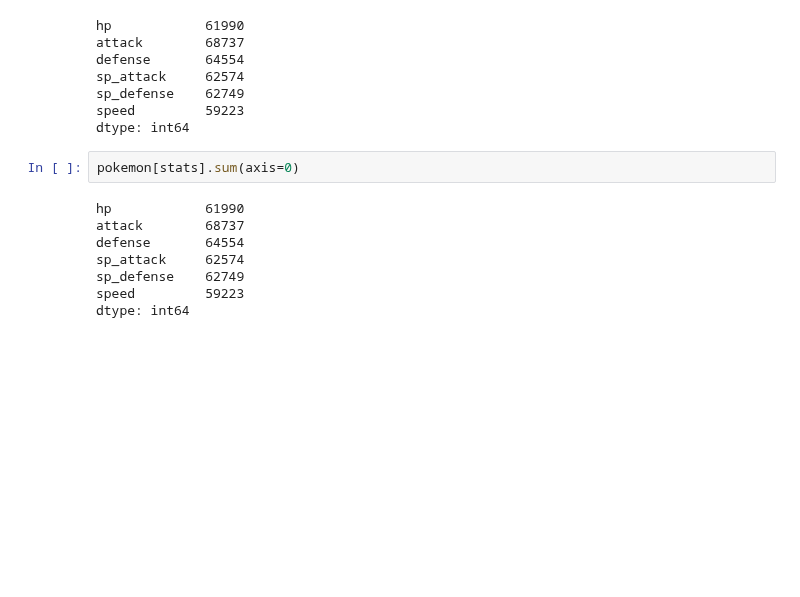
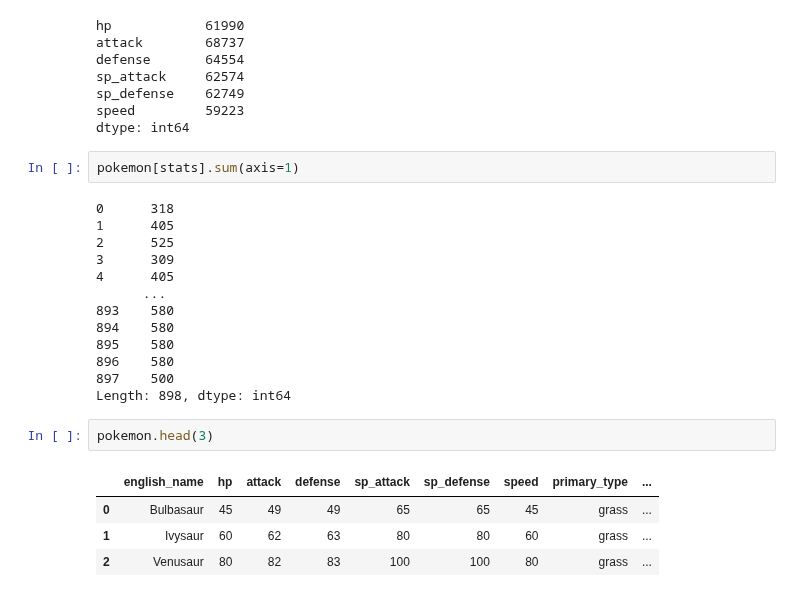
Before and after one commit to NicoleSchwartz/20241505-tutorial-pandas-matplotlib, a Jupyter notebook: tutorial.ipynb, the cells around one changed output. Saved outputs shown, nothing was run; the diff lists cells and outputs as text; blank space fills up the shorter version.

```diff
--- a/tutorial.ipynb
+++ b/tutorial.ipynb
@@ -353,12 +353,24 @@ sp_defense    62749
 speed         59223
 dtype: int64
 # %%
-pokemon[stats].sum(axis=0)
+pokemon[stats].sum(axis=1)
 # %% [output]
-hp            61990
-attack        68737
-defense       64554
-sp_attack     62574
-sp_defense    62749
-speed         59223
-dtype: int64
+0      318
+1      405
+2      525
+3      309
+4      405
+      ...
+893    580
+894    580
+895    580
+896    580
+897    500
+Length: 898, dtype: int64
+# %%
+pokemon.head(3)
+# %% [output]
+|  | english_name | hp | attack | defense | sp_attack | sp_defense | speed | primary_type | ... |
+| 0 | Bulbasaur | 45 | 49 | 49 | 65 | 65 | 45 | grass | ... |
+| 1 | Ivysaur | 60 | 62 | 63 | 80 | 80 | 60 | grass | ... |
+| 2 | Venusaur | 80 | 82 | 83 | 100 | 100 | 80 | grass | ... |
```
